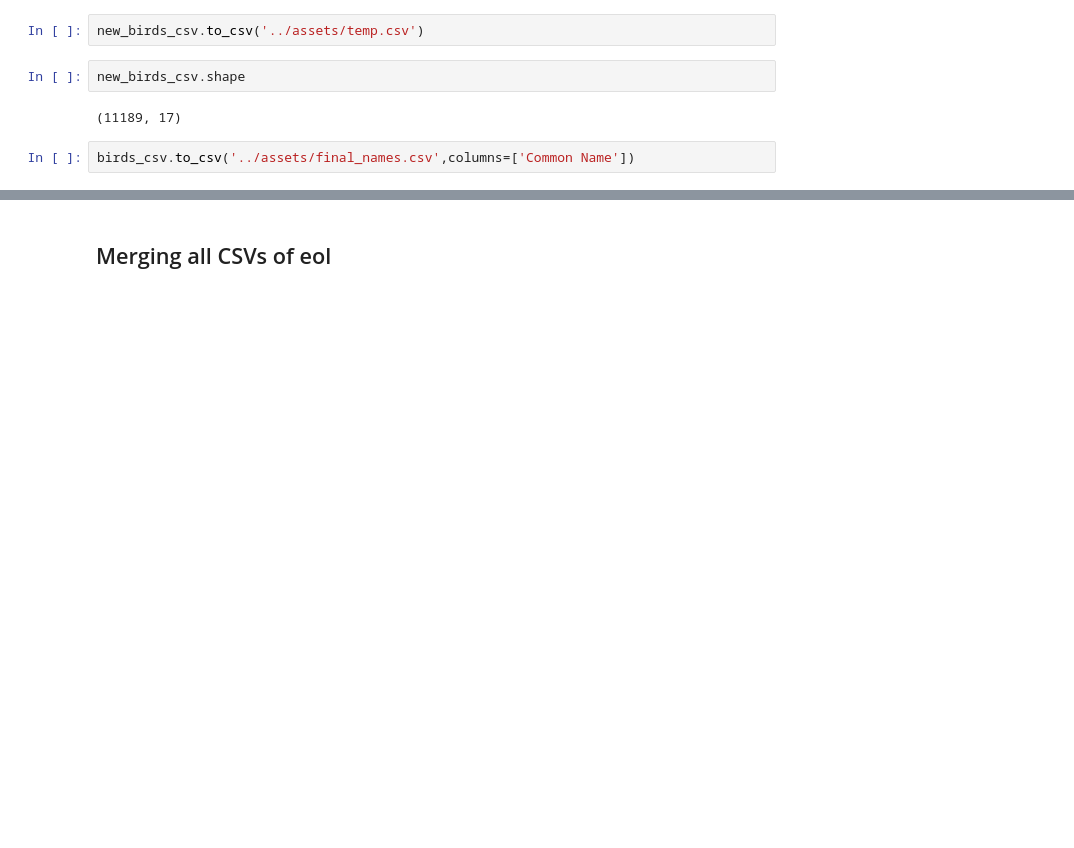
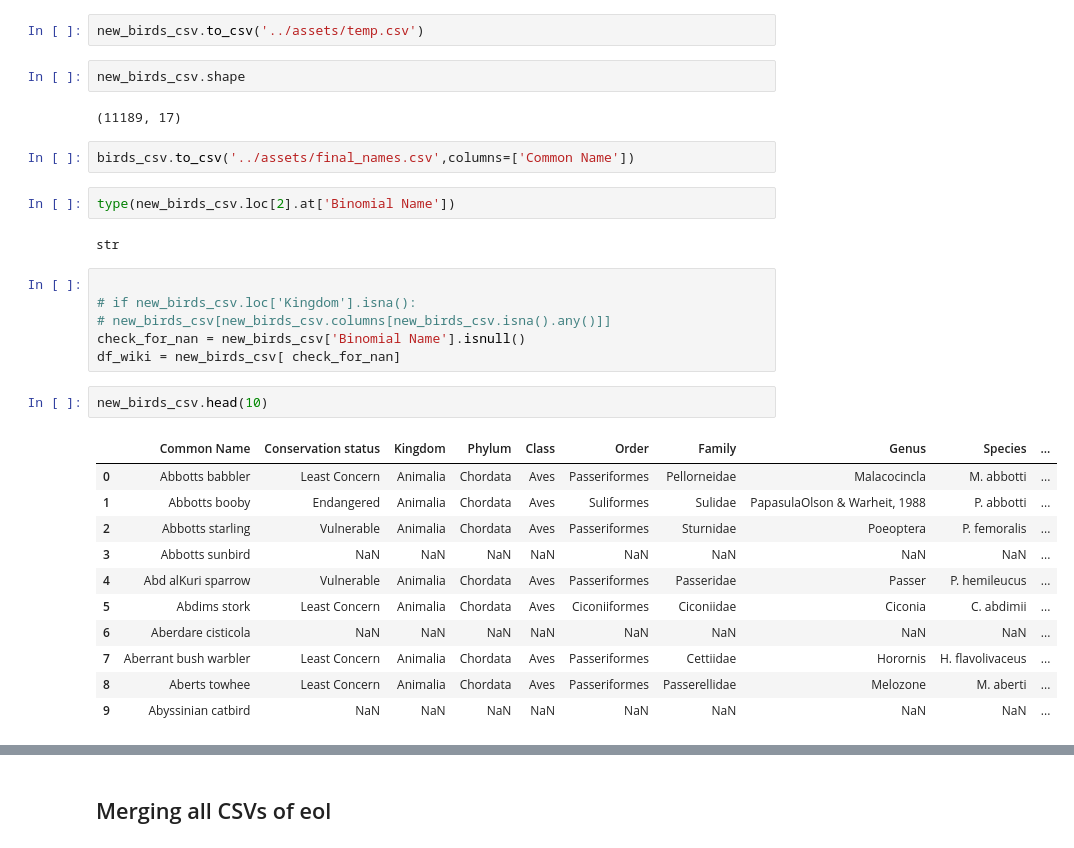
Before and after one commit to Mahanth-Maha/birds, a Jupyter notebook: Week1_Strucured_Data_Gen/merge_eol.ipynb, the cells around one changed output, grey strips where cells are left out. Saved outputs shown, nothing was run; the diff lists cells and outputs as text; blank space fills up the shorter version.

```diff
--- a/Week1_Strucured_Data_Gen/merge_eol.ipynb
+++ b/Week1_Strucured_Data_Gen/merge_eol.ipynb
@@ -88,3 +88,27 @@ new_birds_csv.shape
 (11189, 17)
 # %%
 birds_csv.to_csv('../assets/final_names.csv',columns=['Common Name'])
+# %%
+type(new_birds_csv.loc[2].at['Binomial Name'])
+# %% [output]
+str
+# %%
+
+# if new_birds_csv.loc['Kingdom'].isna():
+# new_birds_csv[new_birds_csv.columns[new_birds_csv.isna().any()]]
+check_for_nan = new_birds_csv['Binomial Name'].isnull()
+df_wiki = new_birds_csv[ check_for_nan]
+# %%
+new_birds_csv.head(10)
+# %% [output]
+|  | Common Name | Conservation status | Kingdom | Phylum | Class | Order | Family | Genus | Species | ... |
+| 0 | Abbotts babbler | Least Concern | Animalia | Chordata | Aves | Passeriformes | Pellorneidae | Malacocincla | M. abbotti | ... |
+| 1 | Abbotts booby | Endangered | Animalia | Chordata | Aves | Suliformes | Sulidae | PapasulaOlson & Warheit, 1988 | P. abbotti | ... |
+| 2 | Abbotts starling | Vulnerable | Animalia | Chordata | Aves | Passeriformes | Sturnidae | Poeoptera | P. femoralis | ... |
+| 3 | Abbotts sunbird | NaN | NaN | NaN | NaN | NaN | NaN | NaN | NaN | ... |
+| 4 | Abd alKuri sparrow | Vulnerable | Animalia | Chordata | Aves | Passeriformes | Passeridae | Passer | P. hemileucus | ... |
+| 5 | Abdims stork | Least Concern | Animalia | Chordata | Aves | Ciconiiformes | Ciconiidae | Ciconia | C. abdimii | ... |
+| 6 | Aberdare cisticola | NaN | NaN | NaN | NaN | NaN | NaN | NaN | NaN | ... |
+| 7 | Aberrant bush warbler | Least Concern | Animalia | Chordata | Aves | Passeriformes | Cettiidae | Horornis | H. flavolivaceus | ... |
+| 8 | Aberts towhee | Least Concern | Animalia | Chordata | Aves | Passeriformes | Passerellidae | Melozone | M. aberti | ... |
+| 9 | Abyssinian catbird | NaN | NaN | NaN | NaN | NaN | NaN | NaN | NaN | ... |
```
Also changed, not shown: parts of 4 cells of this notebook, 14 other files.
